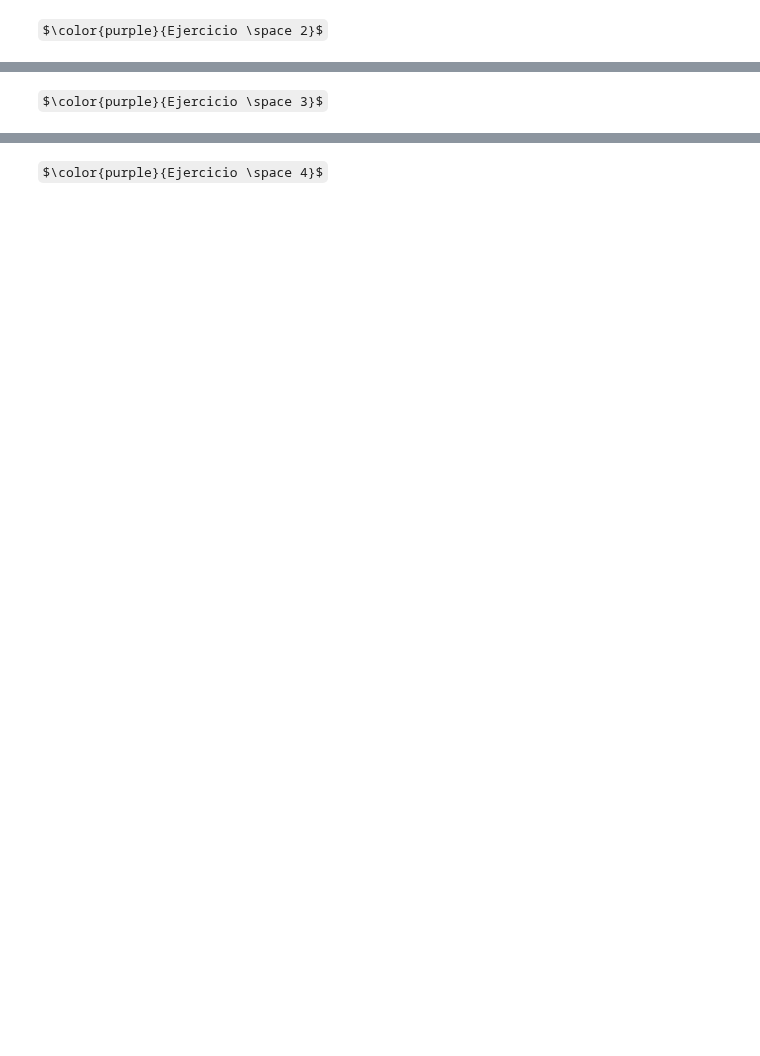
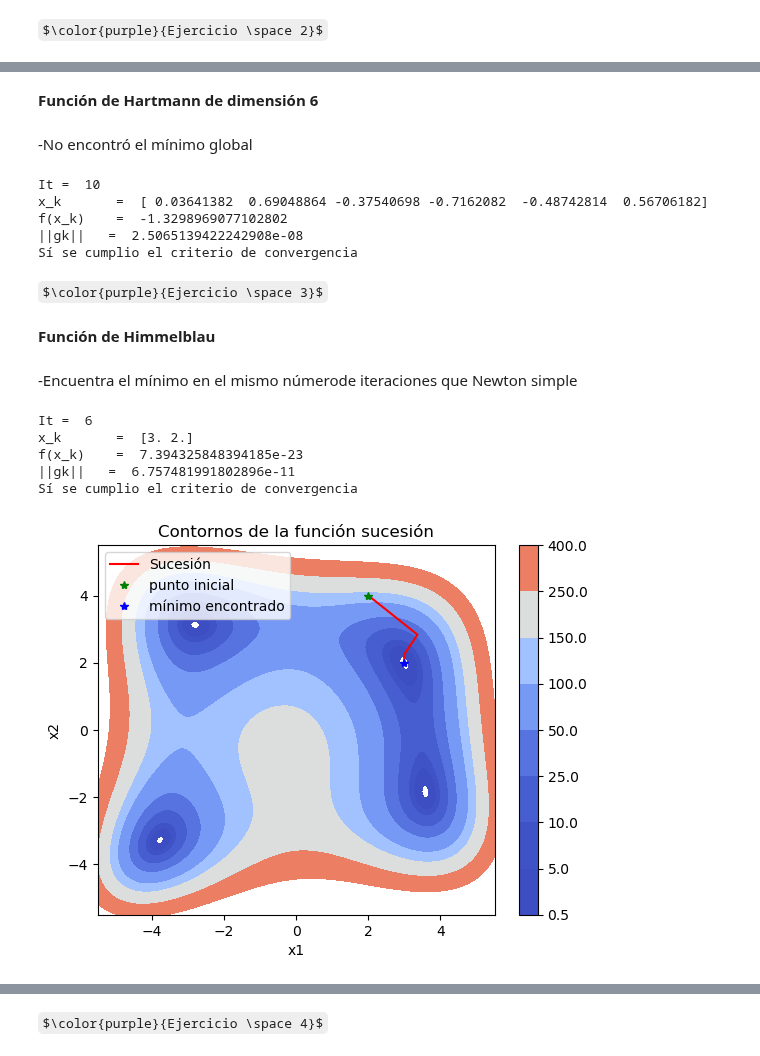
Before and after one commit to LaMaga98/cimat2023-1, a Jupyter notebook: optimizacion/04_tarea_optimizacion/opti_T4_YSGG.ipynb, the cells around one changed output, grey strips where cells are left out. Drawn from its saved outputs; the diff is of its cells as text; code cells hidden in the pictures; some formulas as TeX source; blank space fills up the shorter version.

```diff
--- a/optimizacion/04_tarea_optimizacion/opti_T4_YSGG.ipynb
+++ b/optimizacion/04_tarea_optimizacion/opti_T4_YSGG.ipynb
@@ -173,7 +452,27 @@ def newton_simple():
+# %% [markdown]
+**Función de Hartmann de dimensión 6**
+# %% [markdown]
+-No encontró el mínimo global
+# %%
+x0  = np.array([0,0,0,0,0,0])
+n   = len(x0)
+tau = np.sqrt(n* epsilon)
+
+xk, indicador, k,m = newton_simple(D_Hartman,H_Hartman,x0,tau,N)
+
+print('It = ', k)
+print('x_k       = ', xk)
+print('f(x_k)    = ', Hartman(xk))
+print('||gk||   = ', np.linalg.norm(D_Hartman(xk)))
+
+
+if(indicador):
+    print("Sí se cumplio el criterio de convergencia")
+# %% [output]
+It =  10
+x_k       =  [ 0.03641382  0.69048864 -0.37540698 -0.7162082  -0.48742814  0.56706182]
+f(x_k)    =  -1.3298969077102802
+||gk||   =  2.5065139422242908e-08
+Sí se cumplio el criterio de convergencia
 # %% [markdown]
 $\color{purple}{Ejercicio \space 3}$ <br>
-# %%
-def newton_damped():
-
-
-    return 0;
@@ -179,0 +570,38 @@ def newton_damped():
+# %%
+aini = 1.0
+rho  = 0.5
+c1   = 0.1
+N    = 1000 #iter maximas para descenso
+Nb   = 500 #iter maximas para backtracking
+# %% [markdown]
+**Función de Himmelblau**
+# %% [markdown]
+-Encuentra el mínimo en el mismo númerode iteraciones que Newton simple
+# %%
+x0  = np.array([2,4])
+n   = len(x0)
+tau = np.sqrt(n* epsilon)
+
+xk, indicador, k,m = newton_damped(Himmelblau,D_Himmelblau,H_Himmelblau,x0,tau,N,aini,rho,c1,Nb)
+
+print('It = ', k)
+print('x_k       = ', xk)
+print('f(x_k)    = ', Himmelblau(xk))
+print('||gk||   = ', np.linalg.norm(D_Himmelblau(xk)))
+
+
+if(indicador):
+    print("Sí se cumplio el criterio de convergencia")
+
+# Usamos list comprehension para crear la lista de puntos
+sucesion = [[fila[0], fila[1]] for fila in m[:k]]
+
+contornosFnc2D(Himmelblau, sucesion,xleft=-5.5, xright=5.5, ybottom=-5.5, ytop=5.5,
+               levels=[0.5, 5, 10, 25, 50, 100, 150, 250, 400])
+# %% [output]
+It =  6
+x_k       =  [3. 2.]
+f(x_k)    =  7.394325848394185e-23
+||gk||   =  6.757481991802896e-11
+Sí se cumplio el criterio de convergencia
+[figure, added]
```
Also changed, not shown: parts of 45 cells of this notebook.
